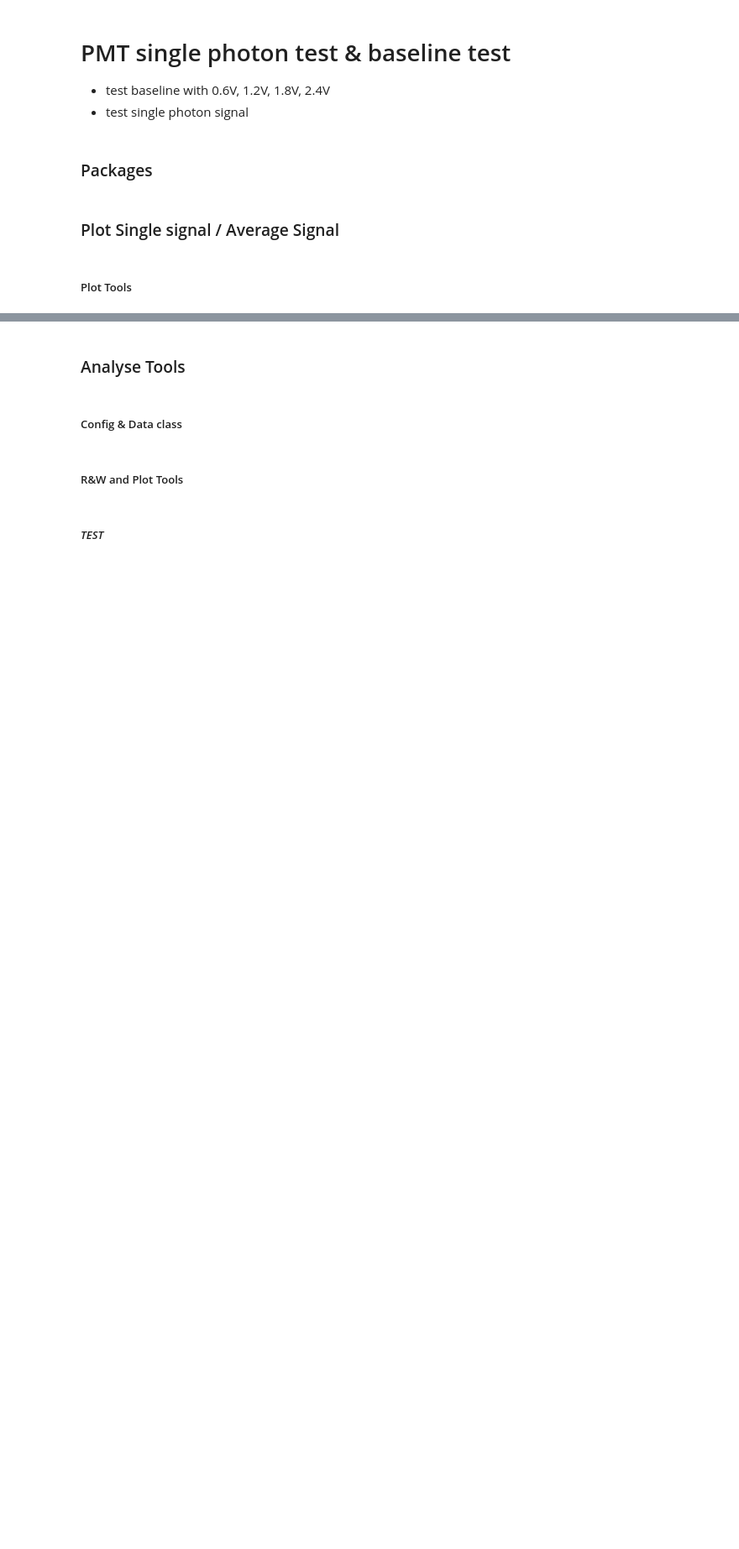
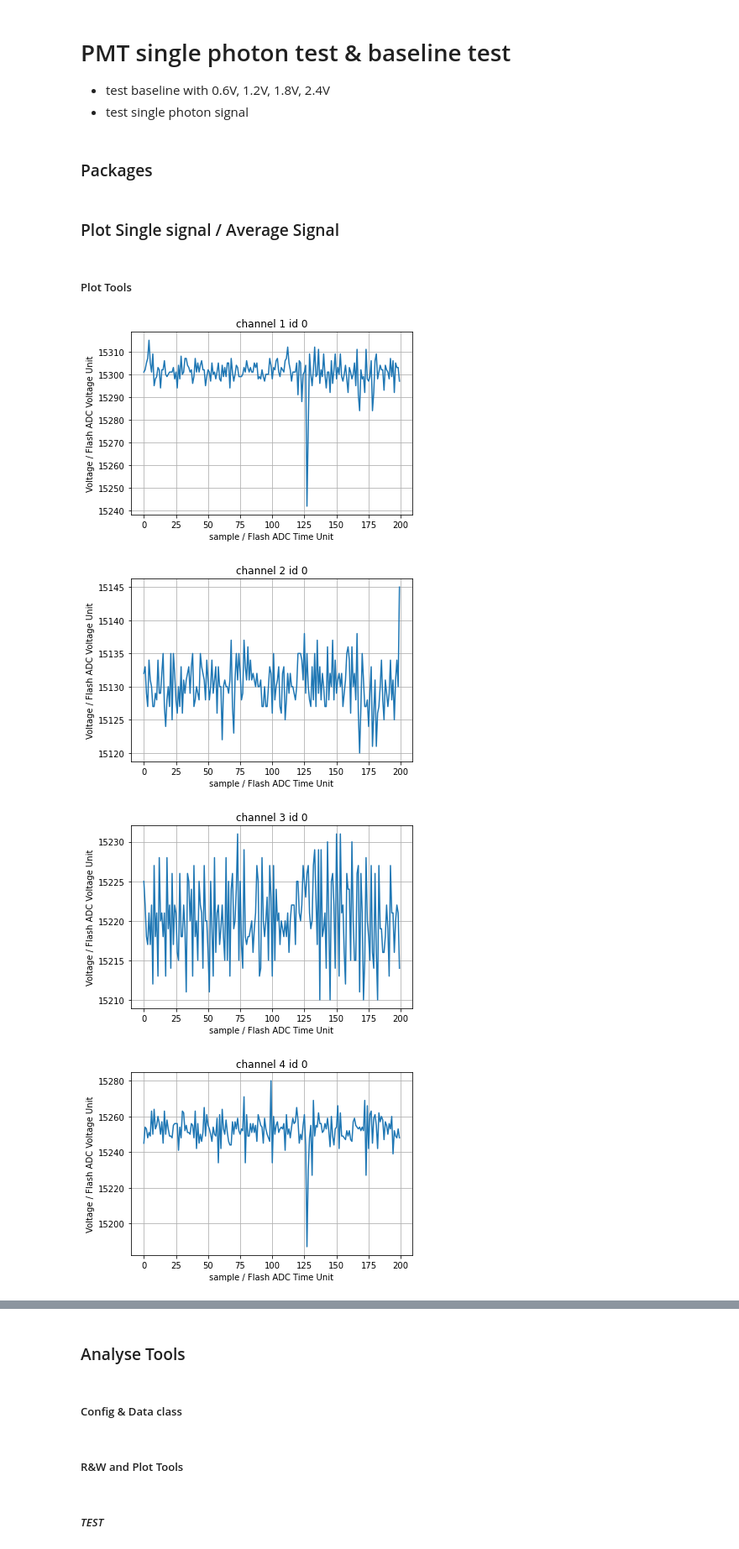
Before and after one commit to yfzhao20/PMT-Test, a Jupyter notebook: yfzhao/dist-analysis-v2.ipynb, the cells around one changed output, grey strips where cells are left out. Shown at 84% size. Cells and saved outputs as stored; diff of their text form; code cells hidden in the pictures; blank space fills up the shorter version.

Commit message:
Use `Generator` to refactor functions.
Refactor `decode_file` function.
Successfully tested (in single signal plotting)

```diff
--- a/yfzhao/dist-analysis-v2.ipynb
+++ b/yfzhao/dist-analysis-v2.ipynb
@@ -21,3 +102,20 @@ from collections import Counter
+# %%
+def plot_signal(file: str, ev=(0, 10), ch=range(16), **kw):
+    for ch, ev_id, sig in decode_file(file, ev=ev, ch=ch):
+        # print(ev_id, ch)
+        plt.plot(sig, **kw)
+        plt.title(f'channel {ch} id {ev_id}')
+        plt.xlabel('sample / Flash ADC Time Unit')
+        plt.ylabel('Voltage / Flash ADC Voltage Unit')
+        plt.grid()
+        plt.show()
+
+plot_signal(f"../../data/0710/265_850_0710V_raw_b0_seg0.bin", ev=(0,), ch=(1,2,3,4))
+# %% [output]
+[figure, added]
+[figure, added]
+[figure, added]
+[figure, added]
 # %%
 # tools for analysis
 def get_bits(data: bytes, bit: int = 0):
```
Also changed, not shown: parts of 2 cells of this notebook.
